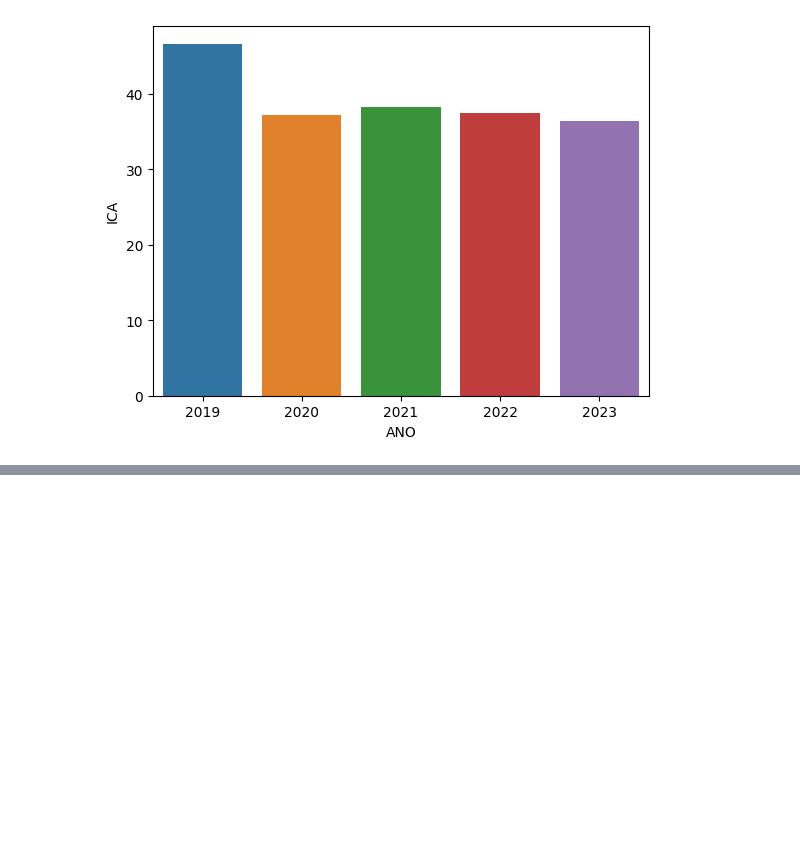
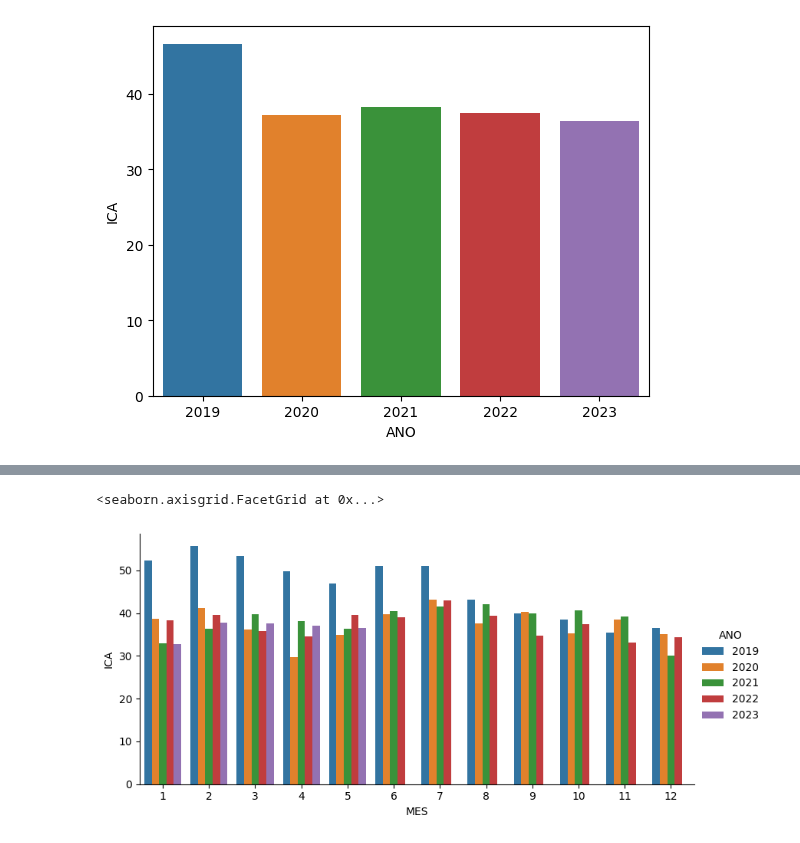
Before and after one commit to EmmaMontalban/grupo1_analisis, a Jupyter notebook: notebooks/5.Analisis_bivariante.ipynb, the cells around one changed output, grey strips where cells are left out. Saved outputs shown, nothing was run; the diff lists cells and outputs as text; code cells hidden in the pictures; blank space fills up the shorter version.

```diff
--- a/notebooks/5.Analisis_bivariante.ipynb
+++ b/notebooks/5.Analisis_bivariante.ipynb
@@ -39,0 +68,19 @@ ax = sns.barplot(data=df_ica_ano, x='ANO', y='ICA')
+# %%
+# agrupar precio medio por year y month en la misma agrupacion
+# Saber trabajar con 2 columnas a la vez
+df_year_month = df1.groupby(['ANO','MES'])['ICA'].mean()
+df_year_month
+
+# unstack() extrae el índice a una columna creando una TABLA PIVOTANTE por monthç/dia
+df_year_month = df_year_month.unstack(level=0)
+df_year_month
+
+df_year_month = df_year_month.reset_index().rename_axis(None)
+df_year_month
+
+# unpivot: despivotar los valores de las columnas a una fila: convierte de ancho a largo
+# id_vars: se duplica para cada valor úni co de año 2016, 2017, 2018
+# var_name: nombre de la nueva columna al despivotar los años 2016, 2017, 2018
+# value_name: nombre de la nueva columna que  tendrá los valores numéricos que estaban en 2016, 2017, 2018
+df_year_month = df_year_month.melt(var_name='ANO', id_vars='MES', value_name='ICA')
+df_year_month
@@ -39,0 +105,5 @@ ax = sns.barplot(data=df_ica_ano, x='ANO', y='ICA')
+# %%
+sns.catplot(data=df_year_month, x='MES', y='ICA', hue='ANO', kind='bar',height=4,aspect=2)
+# %% [output]
+<seaborn.axisgrid.FacetGrid at 0x...>
+[figure, added]
```
Also changed, not shown: parts of 9 cells of this notebook.
